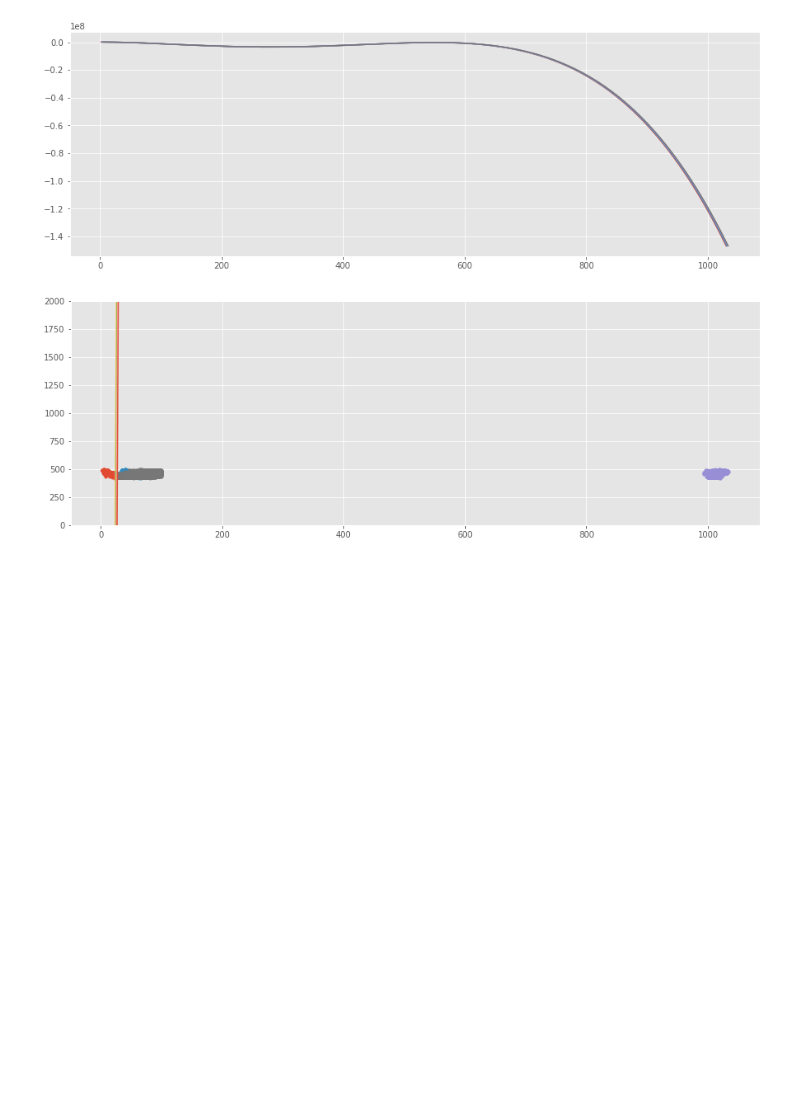
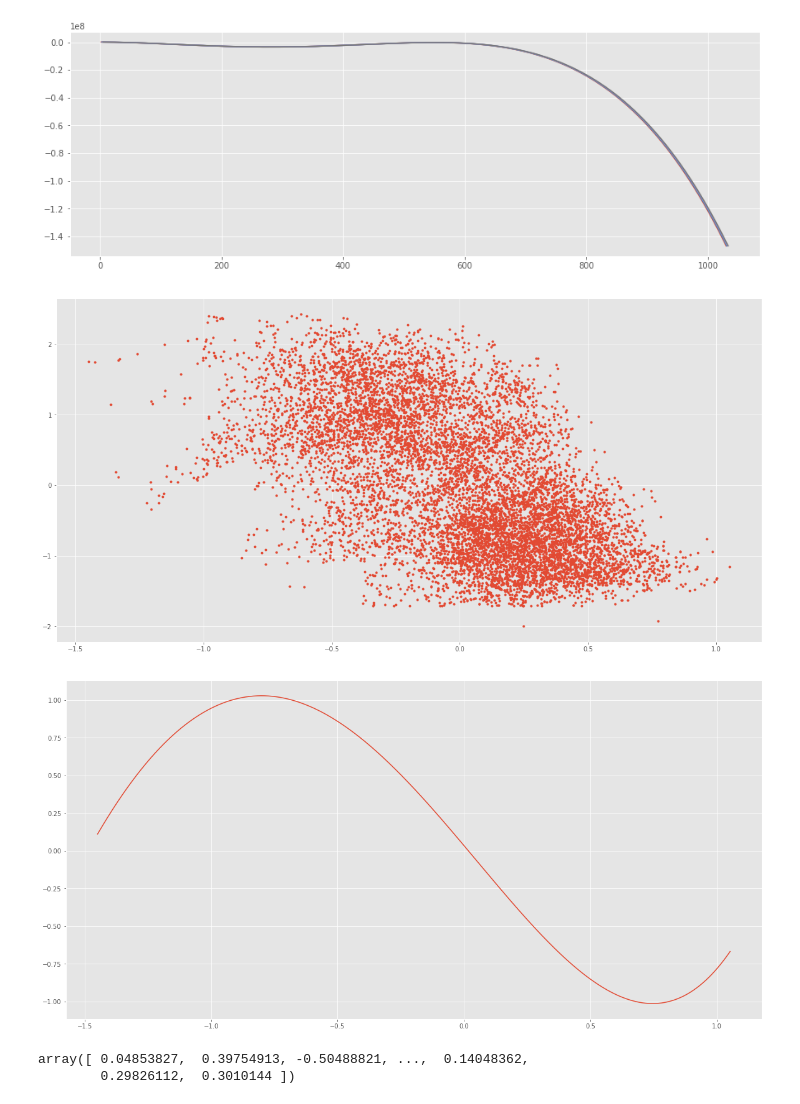
Before and after one commit to rogday/date-saens, a Jupyter notebook: Lab4/Untitled.ipynb, the cells around one changed output. Saved outputs shown, nothing was run; the diff lists cells and outputs as text; code cells hidden in the pictures; blank space fills up the shorter version.

```diff
--- a/Lab4/Untitled.ipynb
+++ b/Lab4/Untitled.ipynb
@@ -79,32 +79,68 @@ plt.show()
 # %%
 import numpy as np
 import pandas as pd
 from sklearn.linear_model import LinearRegression, Ridge, Lasso, ElasticNet#У всех методов есть вариант с CrossValidation - LassoCV
 from sklearn.preprocessing import PolynomialFeatures
 import matplotlib.pyplot as plt
+
 ElectricityRaw = pd.read_csv('electricity.csv')
 ElectricityData = ElectricityRaw[['AT','V','AP', 'RH']].copy()
 ElectricityPredict = ElectricityRaw['PE'].copy()
+
 plt.style.use('ggplot')
-plt.rcParams['figure.figsize'] = (15, 5)
+plt.rcParams['figure.figsize'] = (20, 10)
 
-Data = ElectricityData.values.reshape(-1,4)
-plt.plot(Data, ElectricityPredict, 'o', markersize=3)
-#plt.show()
+from sklearn.preprocessing import StandardScaler
+scaler = StandardScaler()
+scaler.fit(ElectricityData.values)
+DataScaled = scaler.transform(ElectricityData.values, copy=True)
+DataScaled2 = np.mean(DataScaled, axis = 1)#усредненные точки после скейелера
 
-deg = 8
+ELP2 = ElectricityPredict.values.reshape(-1,1)
+scaler.fit(ELP2)
+DataScaledY = scaler.transform(ELP2, copy = True)#скейленные точки У
+
+plt.plot(DataScaled2, DataScaledY, 'o', markersize=3)
+plt.show()
+
+deg = 4
 pol = PolynomialFeatures(degree = deg)
-El_pol = pol.fit_transform(X = Data)
+DataScaled3 = DataScaled2.reshape(-1,1)
+El_pol = pol.fit_transform(X = DataScaled3)
 model = LinearRegression()#fit_intercept - учитывать b0 или нет
-model.fit(El_pol, ElectricityPredict)#обучить модель
-regression_x = np.linspace(Data.min(), Data.max(), 1000)
-regression_x = regression_x.reshape(-1, 4)
+model.fit(El_pol, DataScaledY)#обучить модель
+
+regression_x = np.linspace(DataScaled2.min(), DataScaled2.max(), 1000)
+regression_x = regression_x.reshape(-1, 1)
 regression_x_pol = pol.transform(X = regression_x)
 regression_y = model.predict(regression_x_pol)
 
 plt.plot(regression_x, regression_y)
-plt.ylim(0,2000)
 #print(model.coef_, model.intercept_)
 plt.show()
 # %% [output]
-[figure, old version]
+[figure, new version]
+[figure, added]
+# %%
+import numpy as np
+import pandas as pd
+from sklearn.linear_model import LinearRegression, Ridge, Lasso, ElasticNet#У всех методов есть вариант с CrossValidation - LassoCV
+from sklearn.preprocessing import PolynomialFeatures
+import matplotlib.pyplot as plt
+
+ElectricityRaw = pd.read_csv('electricity.csv')
+ElectricityData = ElectricityRaw[['AT','V','AP', 'RH']].copy()
+ElectricityPredict = ElectricityRaw['PE'].copy()
+
+plt.style.use('ggplot')
+plt.rcParams['figure.figsize'] = (20, 10)
+
+from sklearn.preprocessing import StandardScaler
+scaler = StandardScaler()
+scaler.fit(ElectricityData.values)
+DataScaled = scaler.transform(ElectricityData.values, copy=True)
+Data2 = np.mean(DataScaled, axis = 1)
+Data2
+# %% [output]
+array([ 0.04853827,  0.39754913, -0.50488821, ...,  0.14048362,
+        0.29826112,  0.3010144 ])
```
